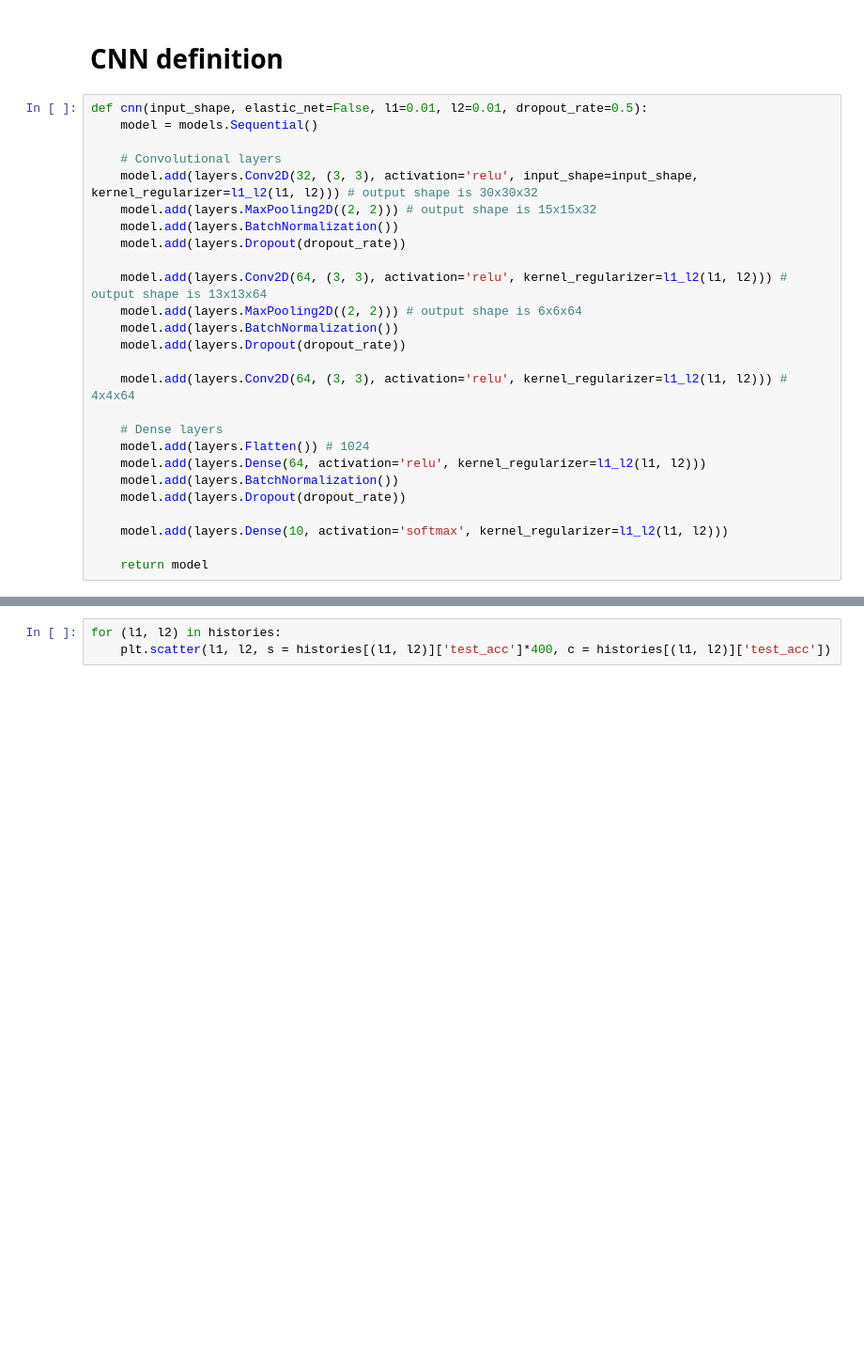
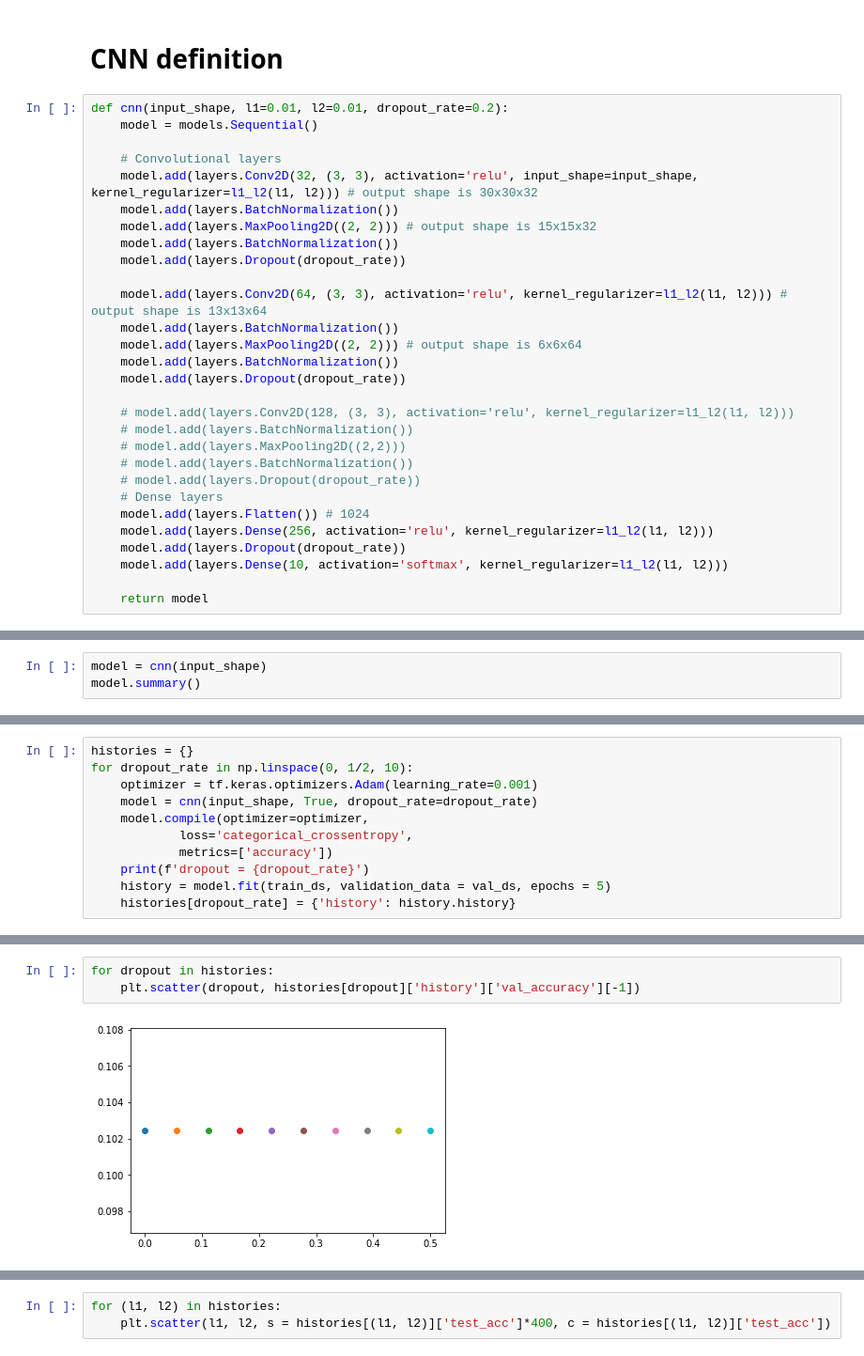
Before and after one commit to bieleckipiotr/Deep-Learning, a Jupyter notebook: ownCNN.ipynb, the cells around one changed output, grey strips where cells are left out. Shown at 94% size. Drawn from its saved outputs; the diff is of its cells as text; blank space fills up the shorter version.

```diff
--- a/ownCNN.ipynb
+++ b/ownCNN.ipynb
@@ -56,28 +90,31 @@ train_dataset, test_dataset = preprocess_data()
 # %% [markdown]
 # CNN definition
 # %%
-def cnn(input_shape, elastic_net=False, l1=0.01, l2=0.01, dropout_rate=0.5):
+def cnn(input_shape, l1=0.01, l2=0.01, dropout_rate=0.2):
     model = models.Sequential()
 
     # Convolutional layers
     model.add(layers.Conv2D(32, (3, 3), activation='relu', input_shape=input_shape, kernel_regularizer=l1_l2(l1, l2))) # output shape is 30x30x32
+    model.add(layers.BatchNormalization())
     model.add(layers.MaxPooling2D((2, 2))) # output shape is 15x15x32
     model.add(layers.BatchNormalization())
     model.add(layers.Dropout(dropout_rate))
 
     model.add(layers.Conv2D(64, (3, 3), activation='relu', kernel_regularizer=l1_l2(l1, l2))) # output shape is 13x13x64
+    model.add(layers.BatchNormalization())
     model.add(layers.MaxPooling2D((2, 2))) # output shape is 6x6x64
     model.add(layers.BatchNormalization())
     model.add(layers.Dropout(dropout_rate))
 
-    model.add(layers.Conv2D(64, (3, 3), activation='relu', kernel_regularizer=l1_l2(l1, l2))) # 4x4x64
-
+    # model.add(layers.Conv2D(128, (3, 3), activation='relu', kernel_regularizer=l1_l2(l1, l2)))
+    # model.add(layers.BatchNormalization())
+    # model.add(layers.MaxPooling2D((2,2)))
+    # model.add(layers.BatchNormalization())
+    # model.add(layers.Dropout(dropout_rate))
     # Dense layers
     model.add(layers.Flatten()) # 1024
-    model.add(layers.Dense(64, activation='relu', kernel_regularizer=l1_l2(l1, l2)))
-    model.add(layers.BatchNormalization())
+    model.add(layers.Dense(256, activation='relu', kernel_regularizer=l1_l2(l1, l2)))
     model.add(layers.Dropout(dropout_rate))
-
     model.add(layers.Dense(10, activation='softmax', kernel_regularizer=l1_l2(l1, l2)))
 
     return model
@@ -86,0 +121,3 @@ grid search, because there's two parameters - l1 and l2
+# %%
+model = cnn(input_shape)
+model.summary()
@@ -86,0 +148,11 @@ grid search, because there's two parameters - l1 and l2
+# %%
+histories = {}
+for dropout_rate in np.linspace(0, 1/2, 10):
+    optimizer = tf.keras.optimizers.Adam(learning_rate=0.001)
+    model = cnn(input_shape, True, dropout_rate=dropout_rate)
+    model.compile(optimizer=optimizer,
+            loss='categorical_crossentropy',
+            metrics=['accuracy'])
+    print(f'dropout = {dropout_rate}')
+    history = model.fit(train_ds, validation_data = val_ds, epochs = 5)
+    histories[dropout_rate] = {'history': history.history}
@@ -87 +177,6 @@ grid search, because there's two parameters - l1 and l2
+# %%
+for dropout in histories:
+    plt.scatter(dropout, histories[dropout]['history']['val_accuracy'][-1])
+# %% [output]
+[figure, added]
 # %%
```
Also changed, not shown: parts of 17 cells of this notebook.
